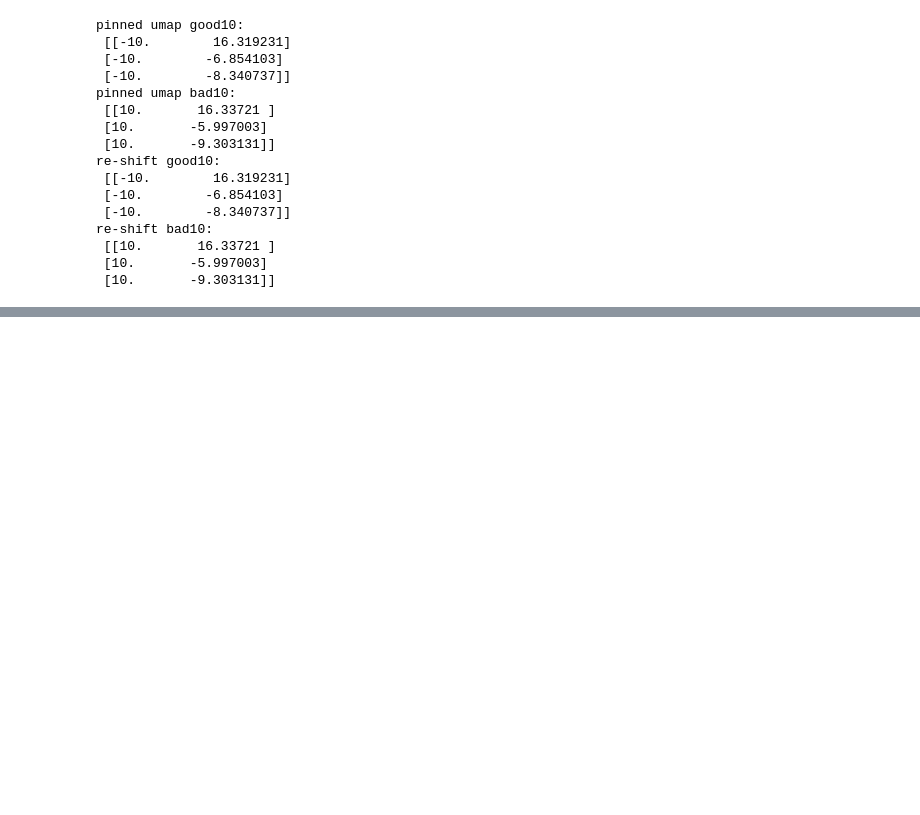
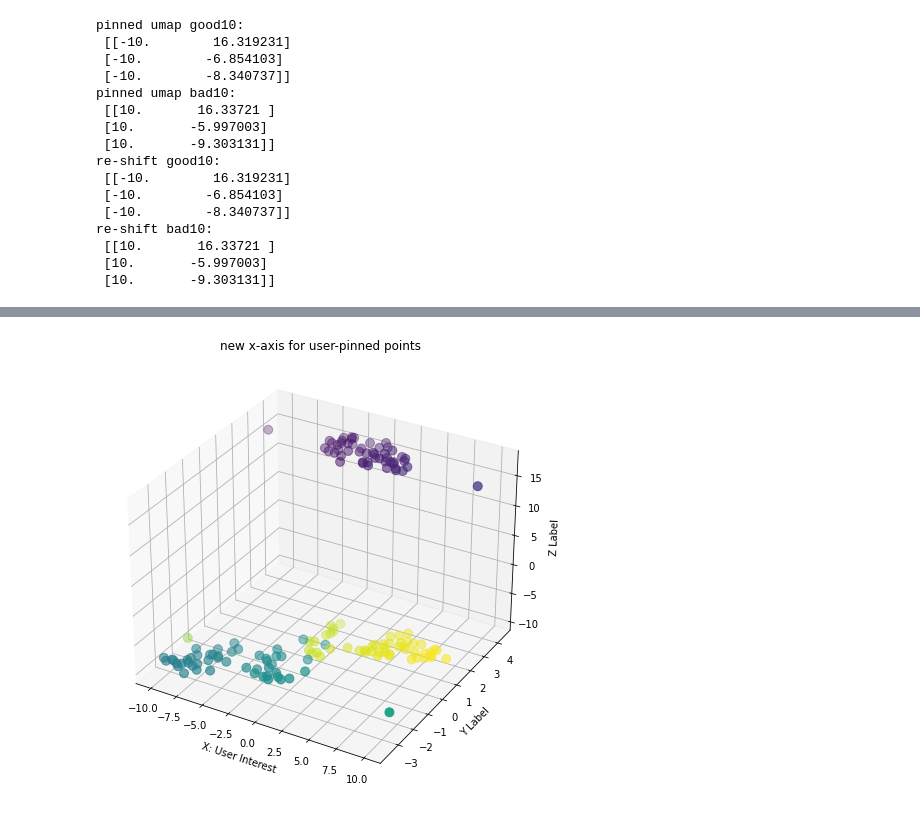
Before and after one commit to Trel725/umap, a Jupyter notebook: examples/iris/iris4.ipynb, the cells around one changed output, grey strips where cells are left out. Cells and saved outputs as stored; diff of their text form; code cells hidden in the pictures; blank space fills up the shorter version.

Commit message:
add example of user-feature (lo-3D) reprojected back to 2D

```diff
--- a/examples/iris/iris4.ipynb
+++ b/examples/iris/iris4.ipynb
@@ -1171,0 +724,16 @@ def mkPointConstraint(c):
+# %%
+print("init=emb5 good10:\n", emb3[good10,])
+print("init=emb5 bad10:\n",  emb3[bad10,])# re-embed just with new init conditions
+print(emb5[10:15,])
+print("emb5.shape",emb5.shape)
+print("pin_mask.shape",pin_mask.shape)
+embedder5 = umap.UMAP( n_components=3,
+    n_neighbors=50, learning_rate=0.5, random_state=12346, init=emb5,
+    negative_sample_rate=5, repulsion_strength=0.40,
+    min_dist=0.001, spread=3.0,
+    #output_constrain = # may want a 3-D box [-10,+10] constraint on all 3 lo dims?
+    #a=0.1, b=0.9,
+)
+emb6 = embedder5.fit_transform(iris.data, data_constrain=pin_mask)
+print("pinned umap emb6 good10:\n", emb6[good10,])
+print("pinned umap emb6 bad10:\n",  emb6[bad10,])
@@ -1171,0 +810,21 @@ def mkPointConstraint(c):
+# %%
+from mpl_toolkits import mplot3d
+import matplotlib.pyplot as plt
+fig = plt.figure(figsize=(8,8))
+# 3-D projection axes
+ax = plt.axes(projection='3d')
+# defined axes
+x,y,z = (emb6[:,0], emb6[:,1], emb6[:,2])
+#c = x # user axis good<-->bad
+c = iris.target + (x+10.)*0.02
+#c = iris.data[:,0]
+ax.scatter(x,y,z,s=80,c=c)
+#plot
+ax.set_title('new x-axis for user-pinned points')
+ax.set_xlabel('X: User Interest')
+ax.set_ylabel('Y Label')
+ax.set_zlabel('Z Label')
+plt.show()
+#
+# %% [output]
+[figure, added]
```
Also changed, not shown: parts of 29 cells of this notebook, 3 other files.
